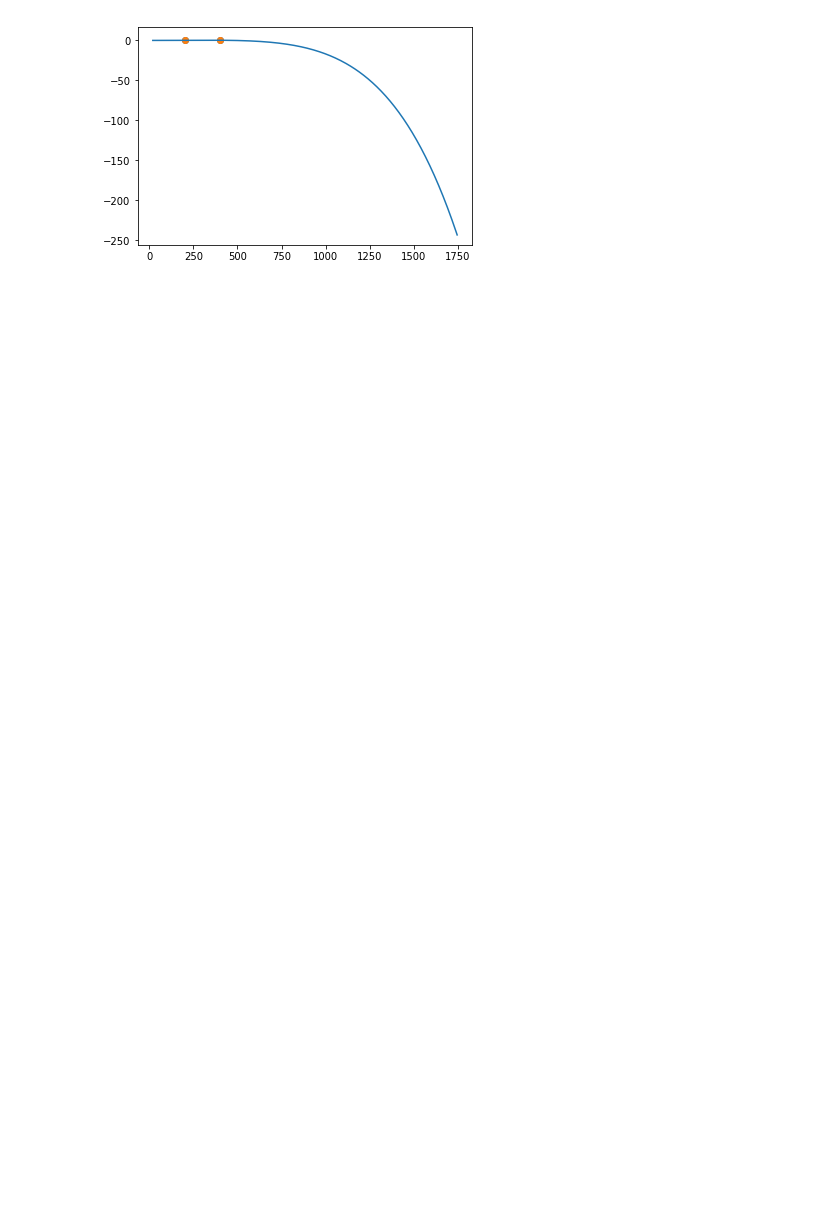
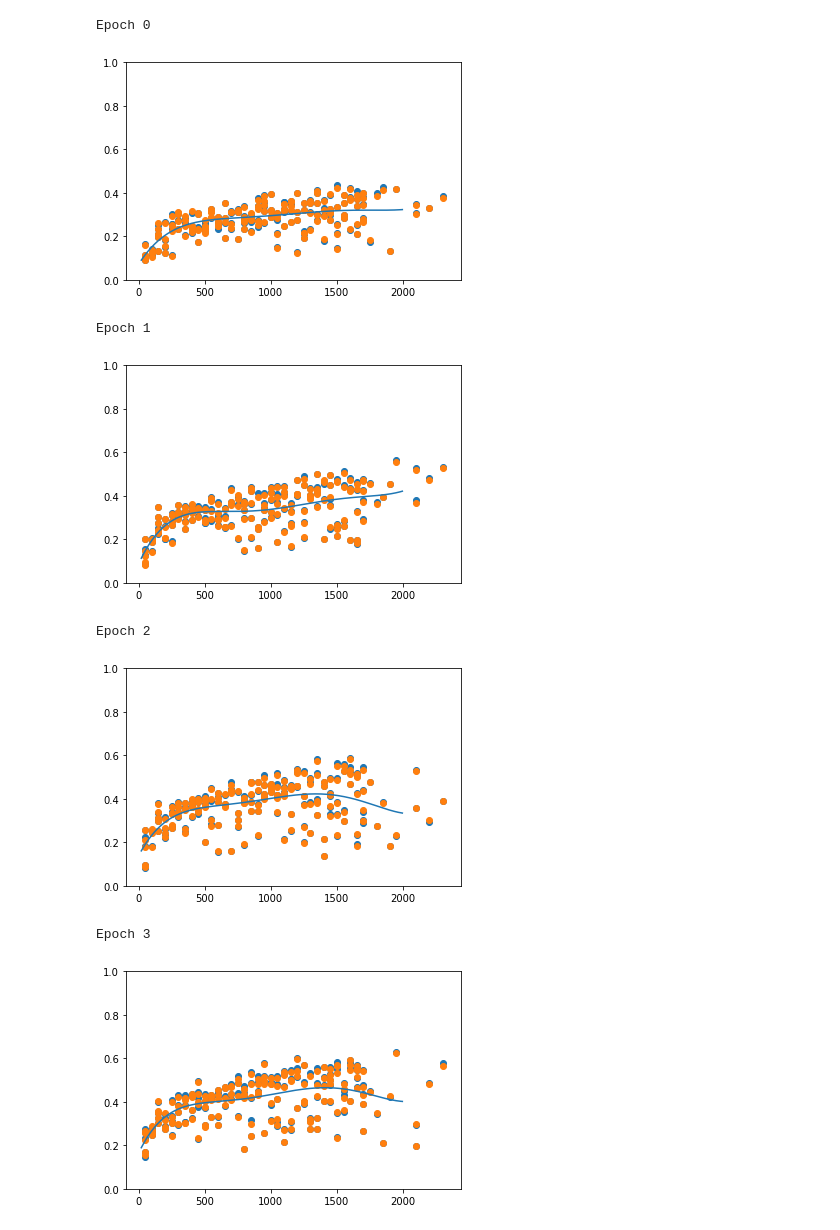
Before and after one commit to satyarth/nn-intrinsic-dimension, a Jupyter notebook: results.ipynb, the cells around one changed output. Saved outputs shown, nothing was run; the diff lists cells and outputs as text; code cells hidden in the pictures; blank space fills up the shorter version.

Commit message:
Update results

```diff
--- a/results.ipynb
+++ b/results.ipynb
@@ -12,24 +12,34 @@ with open('state.json') as f:
 # %%
 results = state['results']
 # %%
-epoch = -1
+# epoch = -1
 
-ds = []
-test_accs = []
-train_accs = []
-for result in results:
-    ds.append(result['d'])
-    train_accs.append(result['train_acc_history'][epoch])
-    test_accs.append(result['test_acc_history'][epoch])
+for epoch in range(5):
+    print("Epoch {}".format(epoch))
+    ds = []
+    test_accs = []
+    train_accs = []
+    for result in results:
+        ds.append(result['d'])
+        train_accs.append(result['train_acc_history'][epoch])
+        test_accs.append(result['test_acc_history'][epoch])
 
-model = KernelRidge(kernel='poly', degree=5, alpha=0.00000001, gamma=0.00001)
-model.fit(np.array(ds).reshape(-1, 1), test_accs)
-xs = np.arange(20, 1750, 5)
-preds = model.predict(np.array(xs).reshape(-1, 1))
-plt.plot(xs, preds)
+    model = KernelRidge(kernel='poly', degree=5, alpha=0.001, gamma=0.00001)
+    model.fit(np.array(ds).reshape(-1, 1), test_accs)
+    xs = np.arange(20, 2000, 5)
+    preds = model.predict(np.array(xs).reshape(-1, 1))
+    plt.plot(xs, preds)
 
-plt.scatter(ds, test_accs)
-plt.scatter(ds, train_accs)
-plt.show()
+    plt.scatter(ds, test_accs)
+    plt.scatter(ds, train_accs)
+    plt.ylim(0, 1)
+    plt.show()
 # %% [output]
+Epoch 0
-[figure, old version]
+[figure, new version]
+Epoch 1
+[figure, added]
+Epoch 2
+[figure, added]
+Epoch 3
+[figure, added]
```
Also changed, not shown: parts of 3 cells of this notebook.
